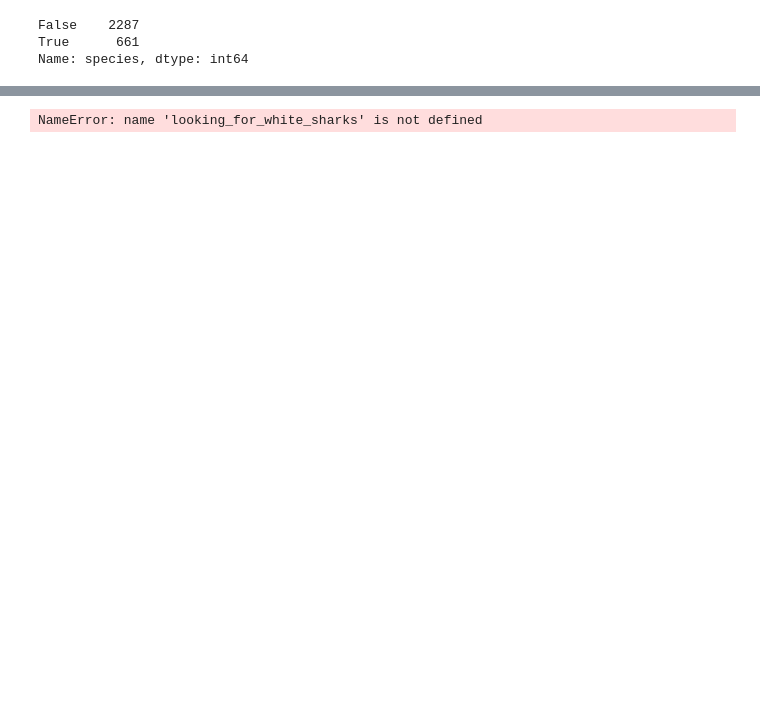
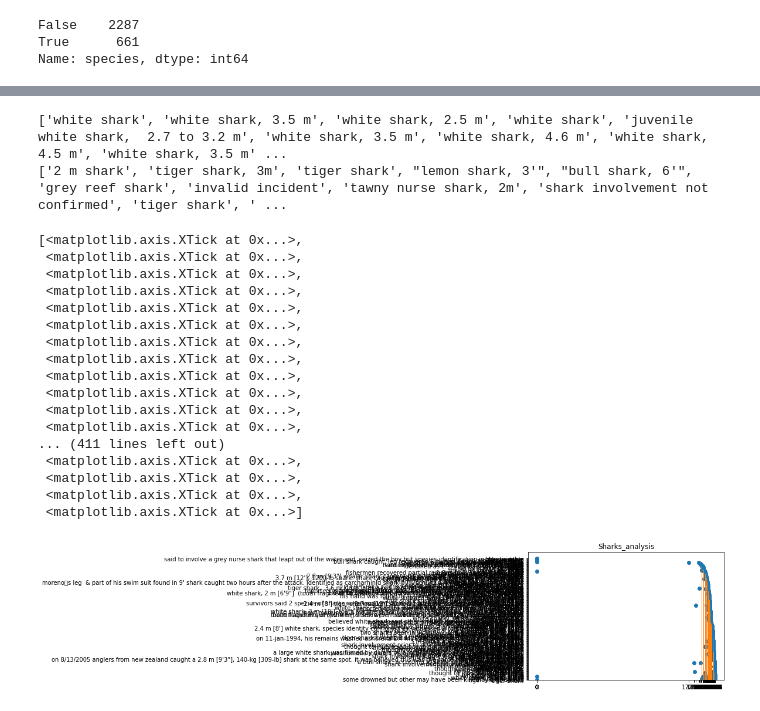
Before and after one commit to PaulaNuno/panda-sharks-attack, a Jupyter notebook: clean.ipynb, the cells around one changed output, grey strips where cells are left out. Drawn from its saved outputs; the diff is of its cells as text; code cells hidden in the pictures; blank space fills up the shorter version.

```diff
--- a/clean.ipynb
+++ b/clean.ipynb
@@ -201,4 +52,0 @@ SyntaxError: invalid character in identifier (<ipython-input-35-30e40a82aa2e>, l
-# %%
-my_series['white_species'] = my_series['species'].apply(looking_for_white_sharks)
-# %% [output]
-NameError: name 'looking_for_white_sharks' is not defined
@@ -220,0 +53,42 @@ display(my_series1)
+# %%
+white_sharks = []
+other_sharks = []
+
+for i in my_series["species"]:
+    if "white" in i:
+        white_sharks.append(i)
+    else:
+        other_sharks.append(i)
+# %% [output]
+['white shark', 'white shark, 3.5 m', 'white shark, 2.5 m', 'white shark', 'juvenile white shark,  2.7 to 3.2 m', 'white shark, 3.5 m', 'white shark, 4.6 m', 'white shark, 4.5 m', 'white shark, 3.5 m' ...
+['2 m shark', 'tiger shark, 3m', 'tiger shark', "lemon shark, 3'", "bull shark, 6'", 'grey reef shark', 'invalid incident', 'tawny nurse shark, 2m', 'shark involvement not confirmed', 'tiger shark', ' ...
+# %%
+my_series_2 = my_series[my_series["fatal (y/n)"]=="Y"]
+# %%
+x = my_series_2.year
+y = my_series_2.species
+# %%
+plt.scatter(x,y)
+plt.bar(x,y)
+plt.title("Sharks_analysis")
+ax = plt.subplot()
+ax.set_xticks(x)
+# %% [output]
+[<matplotlib.axis.XTick at 0x...>,
+ <matplotlib.axis.XTick at 0x...>,
+ <matplotlib.axis.XTick at 0x...>,
+ <matplotlib.axis.XTick at 0x...>,
+ <matplotlib.axis.XTick at 0x...>,
+ <matplotlib.axis.XTick at 0x...>,
+ <matplotlib.axis.XTick at 0x...>,
+ <matplotlib.axis.XTick at 0x...>,
+ <matplotlib.axis.XTick at 0x...>,
+ <matplotlib.axis.XTick at 0x...>,
+ <matplotlib.axis.XTick at 0x...>,
+ <matplotlib.axis.XTick at 0x...>,
+... (411 lines left out)
+ <matplotlib.axis.XTick at 0x...>,
+ <matplotlib.axis.XTick at 0x...>,
+ <matplotlib.axis.XTick at 0x...>,
+ <matplotlib.axis.XTick at 0x...>]
+[figure, added]
```
Also changed, not shown: parts of 23 cells of this notebook, 3 other files.
